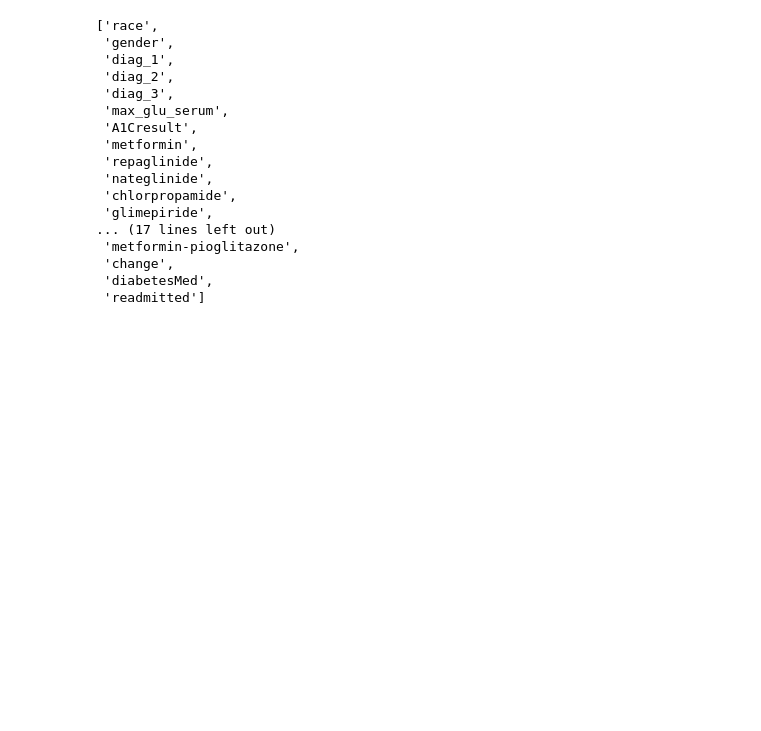
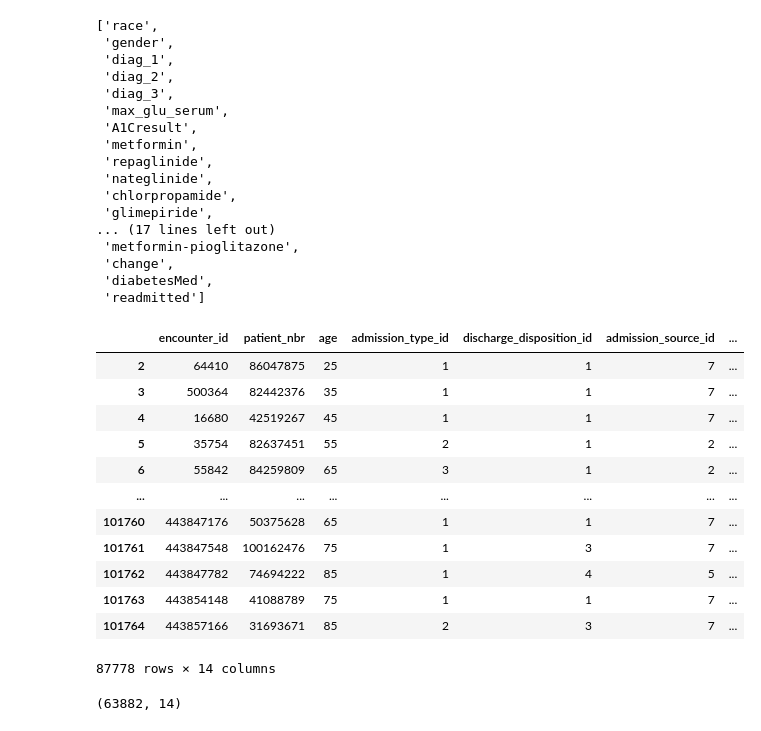
Before and after one commit to sufyaans/bigdata_cw2, a Jupyter notebook: 193_solution.ipynb, the cells around one changed output. Drawn from its saved outputs; the diff is of its cells as text; code cells hidden in the pictures; blank space fills up the shorter version.

Commit message:
Remove duplicates in the column patient_nbr

```diff
--- a/193_solution.ipynb
+++ b/193_solution.ipynb
@@ -264,3 +265,38 @@ catList
  'change',
  'diabetesMed',
  'readmitted']
+# %%
+#Identify outliers in numerical columns and remove them
+for col in df_7.columns:
+    factor = 3
+    upper_lim = df_7[col].mean () + (df_7[col].std () + factor)
+    lower_lim = df_7[col].mean () - (df_7[col].std () + factor)
+    df_9 = df_7[(df_7[col] < upper_lim) & (df_7[col] > lower_lim)]
+
+    # fig = plt.figure(figsize=(6, 6))
+    # fig.clf()
+    # ax = fig.gca()
+    # df_9.boxplot(column=[col], ax=ax)
+    # plt.show()
+    df_10 = df_7[(np.abs(stats.zscore(df_7)) < 3).all(axis=1)]
+df_10
+# %% [output]
+|  | encounter_id | patient_nbr | age | admission_type_id | discharge_disposition_id | admission_source_id | ... |
+| 2 | 64410 | 86047875 | 25 | 1 | 1 | 7 | ... |
+| 3 | 500364 | 82442376 | 35 | 1 | 1 | 7 | ... |
+| 4 | 16680 | 42519267 | 45 | 1 | 1 | 7 | ... |
+| 5 | 35754 | 82637451 | 55 | 2 | 1 | 2 | ... |
+| 6 | 55842 | 84259809 | 65 | 3 | 1 | 2 | ... |
+| ... | ... | ... | ... | ... | ... | ... | ... |
+| 101760 | 443847176 | 50375628 | 65 | 1 | 1 | 7 | ... |
+| 101761 | 443847548 | 100162476 | 75 | 1 | 3 | 7 | ... |
+| 101762 | 443847782 | 74694222 | 85 | 1 | 4 | 5 | ... |
+| 101763 | 443854148 | 41088789 | 75 | 1 | 1 | 7 | ... |
+| 101764 | 443857166 | 31693671 | 85 | 2 | 3 | 7 | ... |
+87778 rows × 14 columns
+# %%
+#Remove duplicates in the column patient_nbr
+df_11 = df_10.drop_duplicates('patient_nbr')
+df_11.shape
+# %% [output]
+(63882, 14)
```
Also changed, not shown: parts of 1 cell of this notebook, 1 other file.
